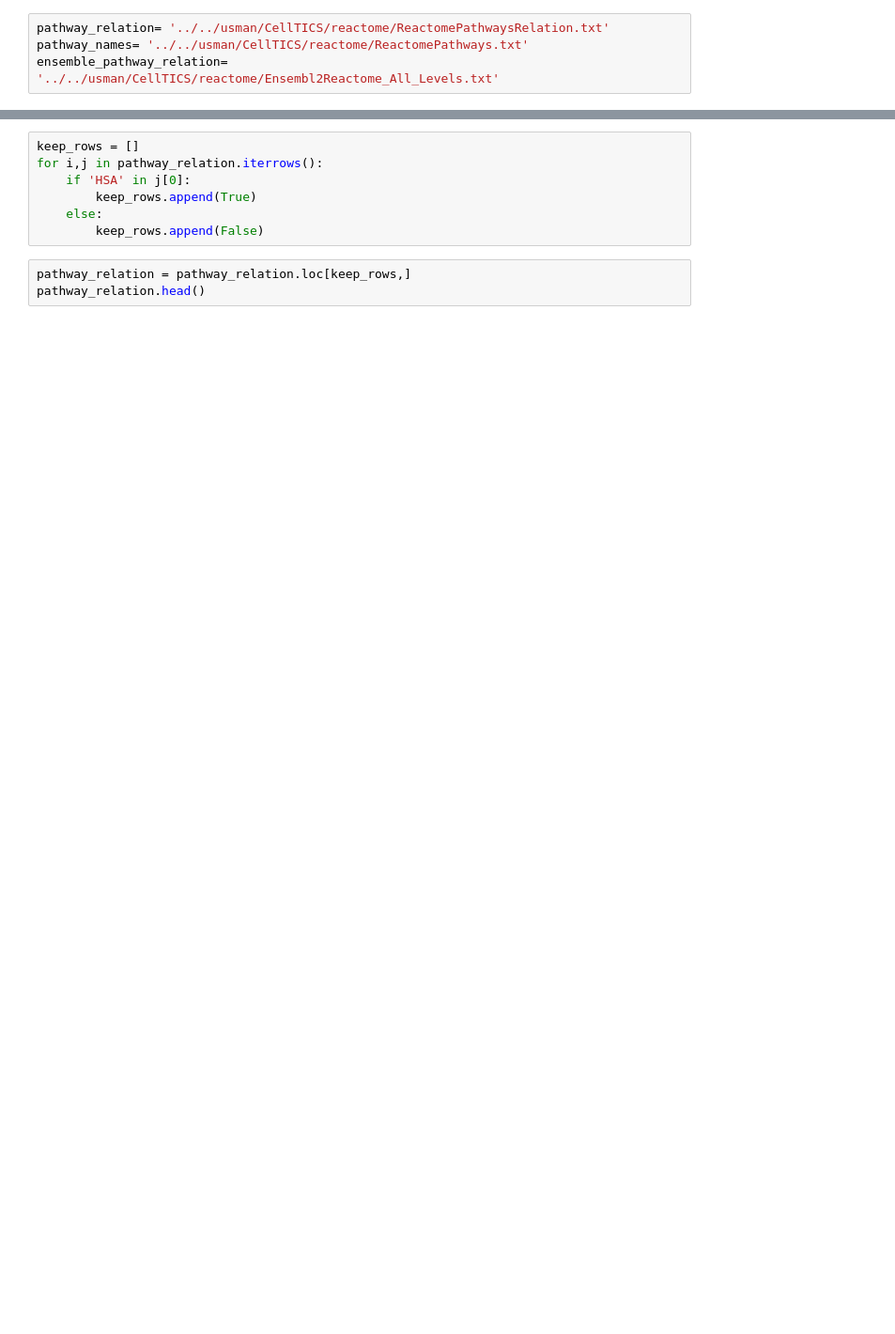
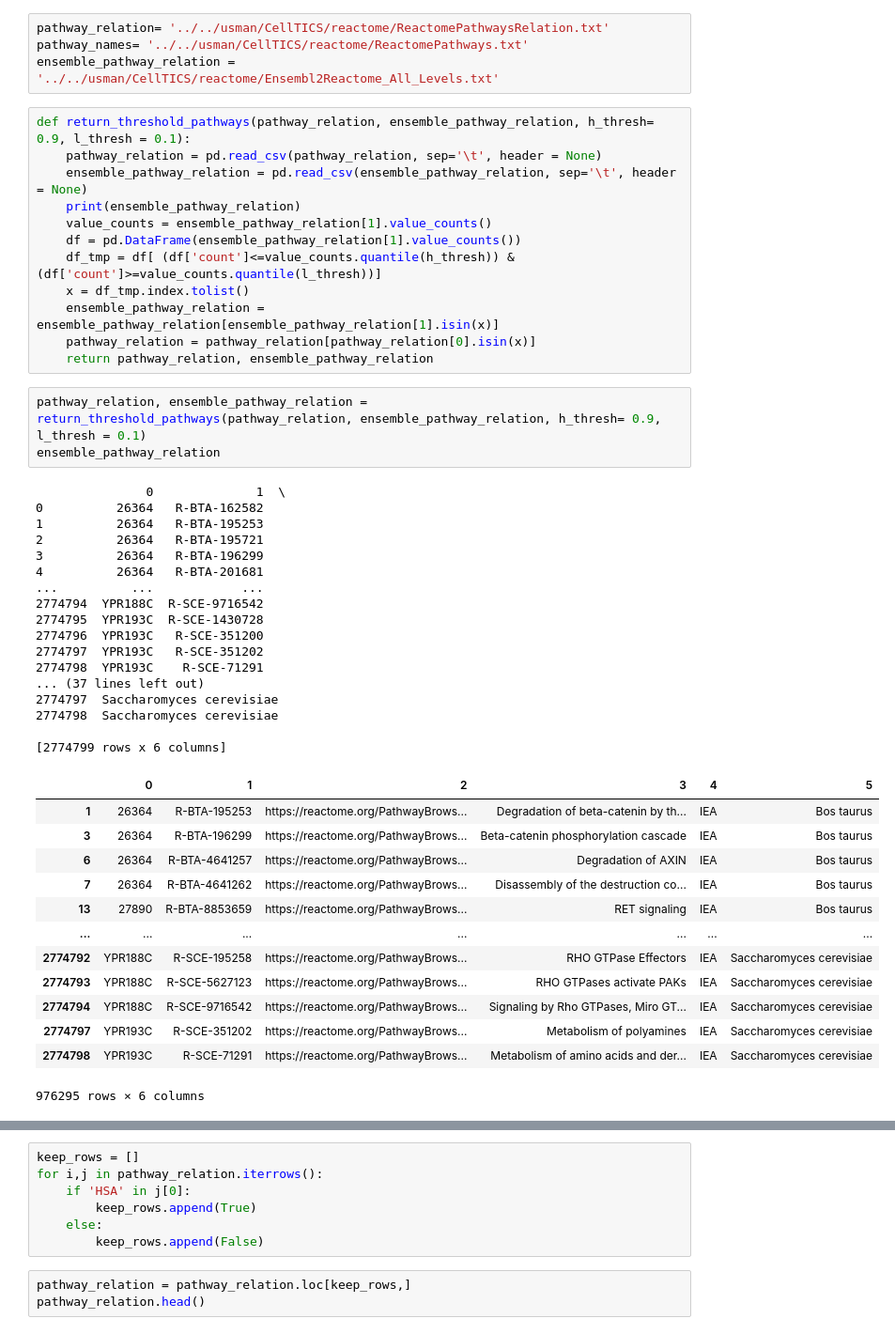
Before and after one commit to Polster-lab/Pytorch_Biologically_Informed_Neural_Network, a Jupyter notebook: Understanding_Network_Heirarchy.ipynb, the cells around one changed output, grey strips where cells are left out. Shown: that part at 94% size. Drawn from its saved outputs; the diff is of its cells as text; blank space fills up the shorter version.

```diff
--- a/Understanding_Network_Heirarchy.ipynb
+++ b/Understanding_Network_Heirarchy.ipynb
@@ -17,4 +17,50 @@ To enable the following instructions: AVX2 AVX512F AVX512_VNNI AVX512_BF16 FMA,
 # %%
 pathway_relation= '../../usman/CellTICS/reactome/ReactomePathwaysRelation.txt'
 pathway_names= '../../usman/CellTICS/reactome/ReactomePathways.txt'
-ensemble_pathway_relation= '../../usman/CellTICS/reactome/Ensembl2Reactome_All_Levels.txt'
+ensemble_pathway_relation = '../../usman/CellTICS/reactome/Ensembl2Reactome_All_Levels.txt'
+# %%
+def return_threshold_pathways(pathway_relation, ensemble_pathway_relation, h_thresh= 0.9, l_thresh = 0.1):
+    pathway_relation = pd.read_csv(pathway_relation, sep='\t', header = None)
+    ensemble_pathway_relation = pd.read_csv(ensemble_pathway_relation, sep='\t', header = None)
+    print(ensemble_pathway_relation)
+    value_counts = ensemble_pathway_relation[1].value_counts()
+    df = pd.DataFrame(ensemble_pathway_relation[1].value_counts())
+    df_tmp = df[ (df['count']<=value_counts.quantile(h_thresh)) & (df['count']>=value_counts.quantile(l_thresh))]
+    x = df_tmp.index.tolist()
+    ensemble_pathway_relation = ensemble_pathway_relation[ensemble_pathway_relation[1].isin(x)]
+    pathway_relation = pathway_relation[pathway_relation[0].isin(x)]
+    return pathway_relation, ensemble_pathway_relation
+# %%
+pathway_relation, ensemble_pathway_relation = return_threshold_pathways(pathway_relation, ensemble_pathway_relation, h_thresh= 0.9, l_thresh = 0.1)
+ensemble_pathway_relation
+# %% [output]
+               0              1  \
+0          26364   R-BTA-162582
+1          26364   R-BTA-195253
+2          26364   R-BTA-195721
+3          26364   R-BTA-196299
+4          26364   R-BTA-201681
+...          ...            ...
+2774794  YPR188C  R-SCE-9716542
+2774795  YPR193C  R-SCE-1430728
+2774796  YPR193C   R-SCE-351200
+2774797  YPR193C   R-SCE-351202
+2774798  YPR193C    R-SCE-71291
+... (37 lines left out)
+2774797  Saccharomyces cerevisiae
+2774798  Saccharomyces cerevisiae
+
+[2774799 rows x 6 columns]
+|  | 0 | 1 | 2 | 3 | 4 | 5 |
+| 1 | 26364 | R-BTA-195253 | https://reactome.org/PathwayBrows... | Degradation of beta-catenin by th... | IEA | Bos taurus |
+| 3 | 26364 | R-BTA-196299 | https://reactome.org/PathwayBrows... | Beta-catenin phosphorylation cascade | IEA | Bos taurus |
+| 6 | 26364 | R-BTA-4641257 | https://reactome.org/PathwayBrows... | Degradation of AXIN | IEA | Bos taurus |
+| 7 | 26364 | R-BTA-4641262 | https://reactome.org/PathwayBrows... | Disassembly of the destruction co... | IEA | Bos taurus |
+| 13 | 27890 | R-BTA-8853659 | https://reactome.org/PathwayBrows... | RET signaling | IEA | Bos taurus |
+| ... | ... | ... | ... | ... | ... | ... |
+| 2774792 | YPR188C | R-SCE-195258 | https://reactome.org/PathwayBrows... | RHO GTPase Effectors | IEA | Saccharomyces cerevisiae |
+| 2774793 | YPR188C | R-SCE-5627123 | https://reactome.org/PathwayBrows... | RHO GTPases activate PAKs | IEA | Saccharomyces cerevisiae |
+| 2774794 | YPR188C | R-SCE-9716542 | https://reactome.org/PathwayBrows... | Signaling by Rho GTPases, Miro GT... | IEA | Saccharomyces cerevisiae |
+| 2774797 | YPR193C | R-SCE-351202 | https://reactome.org/PathwayBrows... | Metabolism of polyamines | IEA | Saccharomyces cerevisiae |
+| 2774798 | YPR193C | R-SCE-71291 | https://reactome.org/PathwayBrows... | Metabolism of amino acids and der... | IEA | Saccharomyces cerevisiae |
+976295 rows × 6 columns
```
Also changed, not shown: parts of 12 cells of this notebook, 5 other files.
